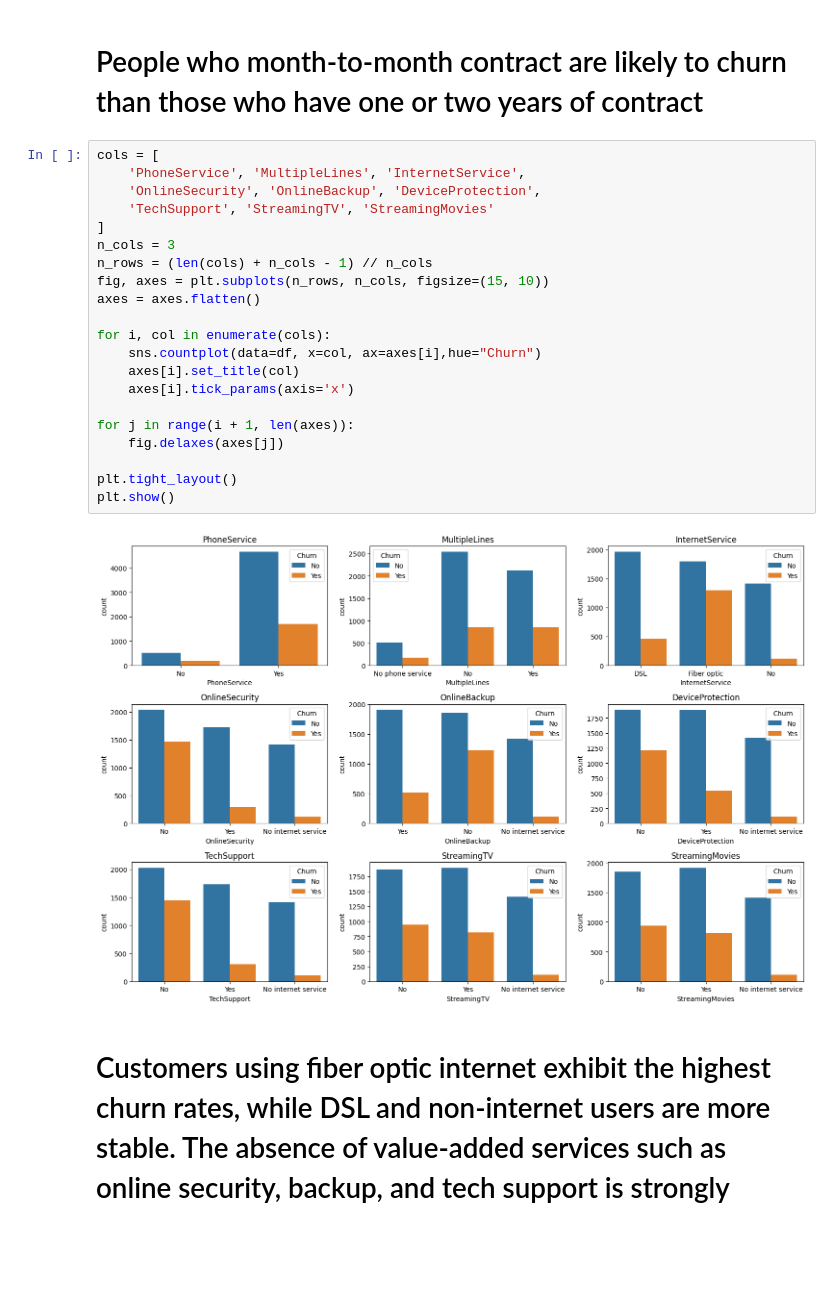
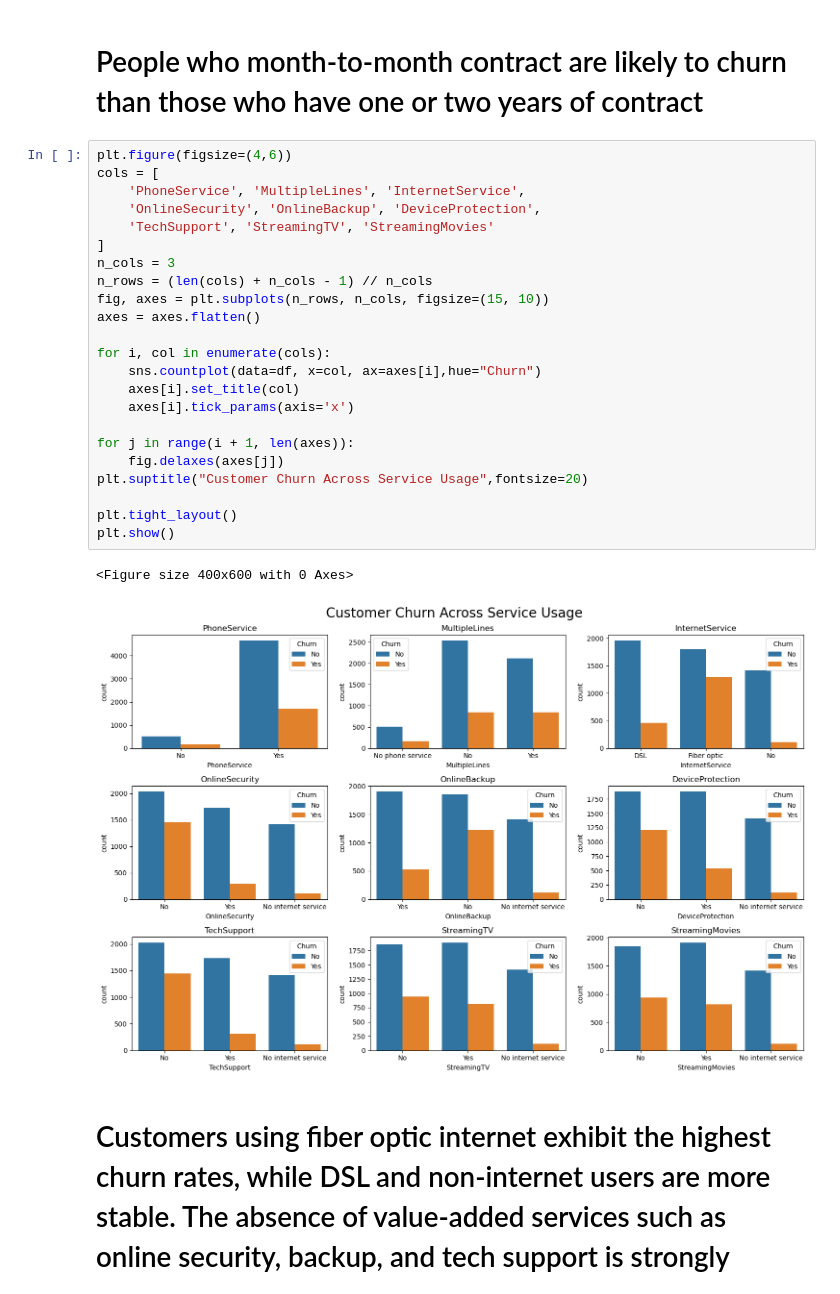
Before and after one commit to isratunnaher84-boop/Data_analysis_project_02, a Jupyter notebook: churn.ipynb, the cells around one changed output. Saved outputs shown, nothing was run; the diff lists cells and outputs as text; blank space fills up the shorter version.

Commit message:
Updated churn anlysis

```diff
--- a/churn.ipynb
+++ b/churn.ipynb
@@ -184,28 +184,31 @@ plt.show()
 # %% [markdown]
 # People who month-to-month contract are likely to churn than those who have one or two years of contract
 # %%
+plt.figure(figsize=(4,6))
 cols = [
     'PhoneService', 'MultipleLines', 'InternetService',
     'OnlineSecurity', 'OnlineBackup', 'DeviceProtection',
     'TechSupport', 'StreamingTV', 'StreamingMovies'
 ]
 n_cols = 3
 n_rows = (len(cols) + n_cols - 1) // n_cols
 fig, axes = plt.subplots(n_rows, n_cols, figsize=(15, 10))
 axes = axes.flatten()
 
 for i, col in enumerate(cols):
     sns.countplot(data=df, x=col, ax=axes[i],hue="Churn")
     axes[i].set_title(col)
     axes[i].tick_params(axis='x')
 
 for j in range(i + 1, len(axes)):
     fig.delaxes(axes[j])
+plt.suptitle("Customer Churn Across Service Usage",fontsize=20)
 
 plt.tight_layout()
 plt.show()
 # %% [output]
+<Figure size 400x600 with 0 Axes>
-[figure, old version]
+[figure, new version]
 # %% [markdown]
 # Customers using fiber optic internet exhibit the highest churn rates, while DSL and non-internet users are more stable. The absence of value-added services such as online security, backup, and tech support is strongly associated with increased churn. In contrast, streaming services show minimal impact on customer retention.
 # %%
```
Also changed, not shown: parts of 8 cells of this notebook.
